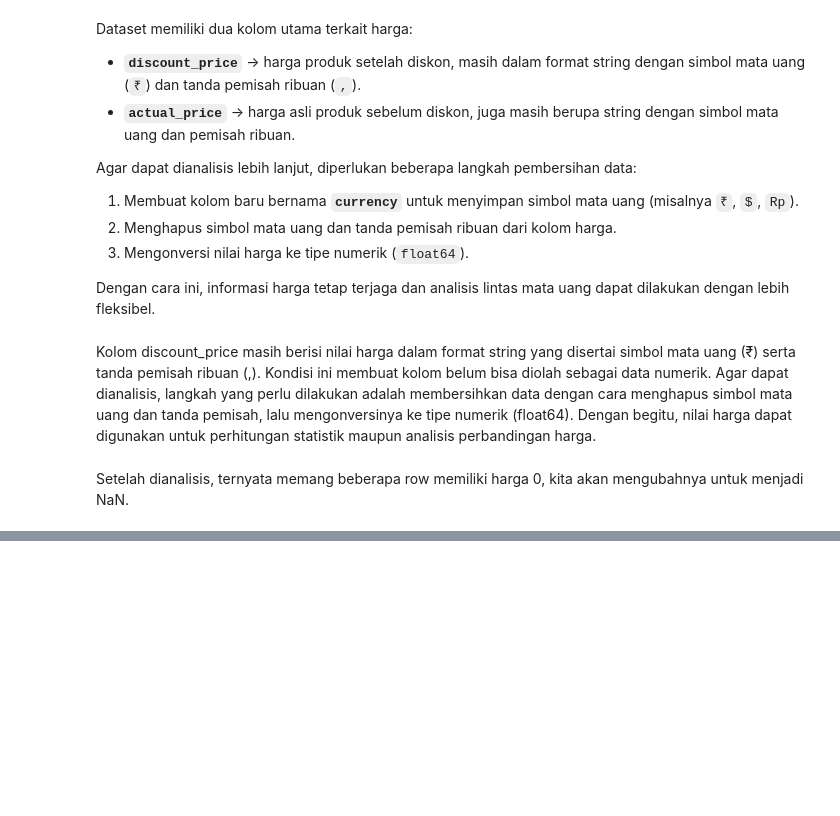
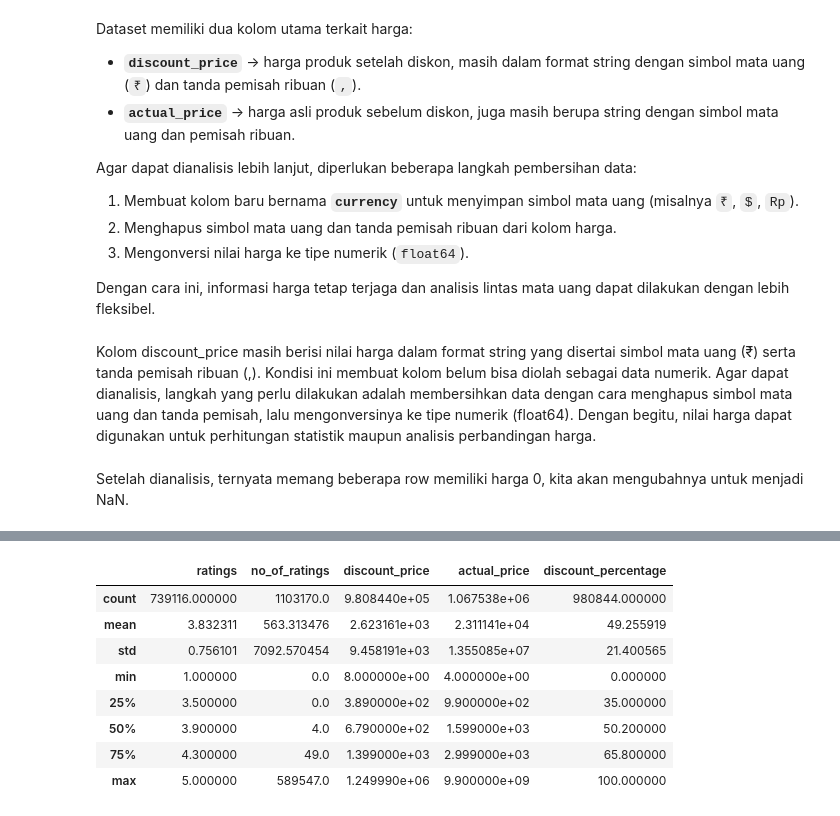
Before and after one commit to alfianfebiyanto/Product-Data-ETL-Pipeline, a Jupyter notebook: product_EDA.ipynb, the cells around one changed output, grey strips where cells are left out. Drawn from its saved outputs; the diff is of its cells as text; code cells hidden in the pictures; blank space fills up the shorter version.

```diff
--- a/product_EDA.ipynb
+++ b/product_EDA.ipynb
@@ -161,0 +222,12 @@ df_products.head()
+# %%
+df_products.describe()
+# %% [output]
+|  | ratings | no_of_ratings | discount_price | actual_price | discount_percentage |
+| count | 739116.000000 | 1103170.0 | 9.808440e+05 | 1.067538e+06 | 980844.000000 |
+| mean | 3.832311 | 563.313476 | 2.623161e+03 | 2.311141e+04 | 49.255919 |
+| std | 0.756101 | 7092.570454 | 9.458191e+03 | 1.355085e+07 | 21.400565 |
+| min | 1.000000 | 0.0 | 8.000000e+00 | 4.000000e+00 | 0.000000 |
+| 25% | 3.500000 | 0.0 | 3.890000e+02 | 9.900000e+02 | 35.000000 |
+| 50% | 3.900000 | 4.0 | 6.790000e+02 | 1.599000e+03 | 50.200000 |
+| 75% | 4.300000 | 49.0 | 1.399000e+03 | 2.999000e+03 | 65.800000 |
+| max | 5.000000 | 589547.0 | 1.249990e+06 | 9.900000e+09 | 100.000000 |
```
Also changed, not shown: parts of 25 cells of this notebook, 1 other file.
